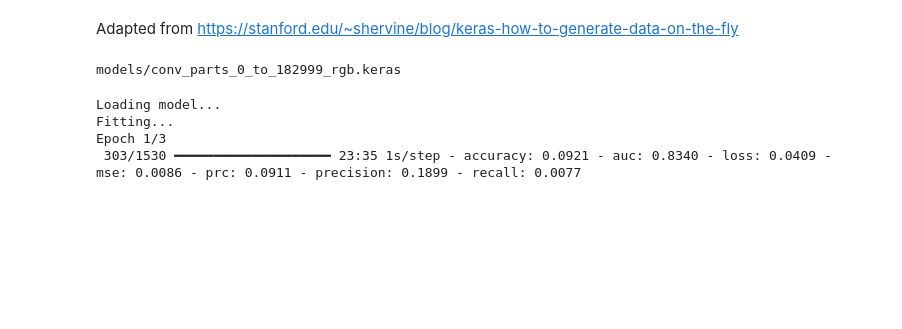
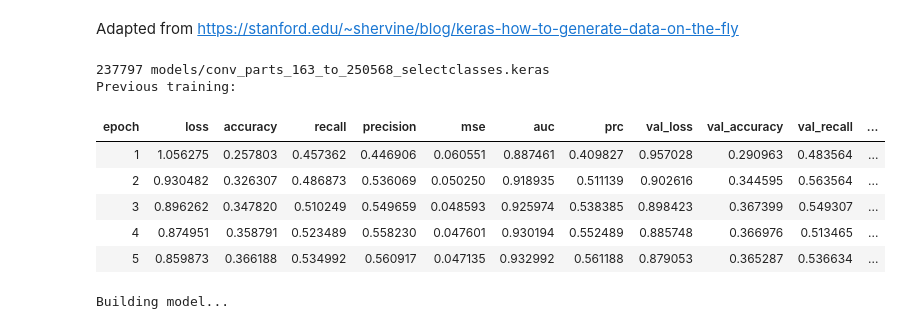
Before and after one commit to pj097/ClimateForestModeling, a Jupyter notebook: eu_forest/conv_median.ipynb, the cells around one changed output. Cells and saved outputs as stored; diff of their text form; code cells hidden in the pictures; blank space fills up the shorter version.

```diff
--- a/eu_forest/conv_median.ipynb
+++ b/eu_forest/conv_median.ipynb
@@ -35,7 +35,16 @@ model_dir.mkdir(parents=True, exist_ok=True)
 shards_dir = Path.home().joinpath('sentinel_data').joinpath('shards')
 
 sort_key = lambda x: int(x.stem.split('_')[-1])
-feature_filepaths = sorted(list(shards_dir.glob('feature_*.npy')), key=sort_key)
+label_filepaths = sorted(list(shards_dir.glob('selected_label_*.npy')), key=sort_key)
+# %%
+parts = [f.stem.split('_')[-1] for f in label_filepaths]
+model_name = f'conv_parts_{parts[0]}_to_{parts[-1]}_selectclasses.keras'
+
+model_path = model_dir.joinpath(model_name)
+n_classes = np.load(label_filepaths[0]).shape[0]
+
+IDs = [int(f.stem.split('_')[-1]) for f in label_filepaths]
+IDs = shuffle(IDs, random_state=42)
 # %% [markdown]
 Adapted from https://stanford.edu/~shervine/blog/keras-how-to-generate-data-on-the-fly
 # %%
@@ -88,9 +97,9 @@ class DataGenerator(tf.keras.utils.PyDataset):
         # Generate data
         for i, ID in enumerate(list_IDs_temp):
             # Store sample
-            X[i,...] = np.load(self.data_dir.joinpath(f'feature_{ID}.npy'))
+            X[i,...] = np.load(self.data_dir.joinpath(f'feature_{ID}.npy'))#[...,8:10]
             # Store class
-            y[i] = np.load(self.data_dir.joinpath(f'label_{ID}.npy'))
+            y[i] = np.load(self.data_dir.joinpath(f'selected_label_{ID}.npy'))
 
         return X, y
 # %%
@@ -252,28 +269,24 @@ class KerasModelCreator:
-# %%
-parts = [f.stem.split('_')[-1] for f in feature_filepaths]
-model_name = f'conv_parts_{parts[0]}_to_{parts[-1]}_rgb.keras'
-
-model_path = model_dir.joinpath(model_name)
-print(model_path)
-
-IDs = [int(f.stem.split('_')[-1]) for f in feature_filepaths]
-IDs = shuffle(IDs, random_state=42)
-# %% [output]
-models/conv_parts_0_to_182999_rgb.keras
 # %%
+print(len(IDs), model_path)
 model, testing_generator = KerasModelCreator().run(
     shards_dir,
     IDs,
     model_path,
-    batch_size=100,
-    epochs=3,
+    n_classes,
+    batch_size=64,
+    epochs=10,
     overwrite=False
 )
 # %% [output]
-Loading model...
-Fitting...
-Epoch 1/3
- 303/1530 ━━━━━━━━━━━━━━━━━━━━ 23:35 1s/step - accuracy: 0.0921 - auc: 0.8340 - loss: 0.0409 - mse: 0.0086 - prc: 0.0911 - precision: 0.1899 - recall: 0.0077
+237797 models/conv_parts_163_to_250568_selectclasses.keras
+Previous training:
+| epoch | loss | accuracy | recall | precision | mse | auc | prc | val_loss | val_accuracy | val_recall | ... |
+| 1 | 1.056275 | 0.257803 | 0.457362 | 0.446906 | 0.060551 | 0.887461 | 0.409827 | 0.957028 | 0.290963 | 0.483564 | ... |
+| 2 | 0.930482 | 0.326307 | 0.486873 | 0.536069 | 0.050250 | 0.918935 | 0.511139 | 0.902616 | 0.344595 | 0.563564 | ... |
+| 3 | 0.896262 | 0.347820 | 0.510249 | 0.549659 | 0.048593 | 0.925974 | 0.538385 | 0.898423 | 0.367399 | 0.549307 | ... |
+| 4 | 0.874951 | 0.358791 | 0.523489 | 0.558230 | 0.047601 | 0.930194 | 0.552489 | 0.885748 | 0.366976 | 0.513465 | ... |
+| 5 | 0.859873 | 0.366188 | 0.534992 | 0.560917 | 0.047135 | 0.932992 | 0.561188 | 0.879053 | 0.365287 | 0.536634 | ... |
+Building model...
 # %%
 eval_path = model_path.with_suffix('.eval.csv')
 if eval_path.is_file():
```
Also changed, not shown: parts of 3 cells of this notebook, 1 other file.
